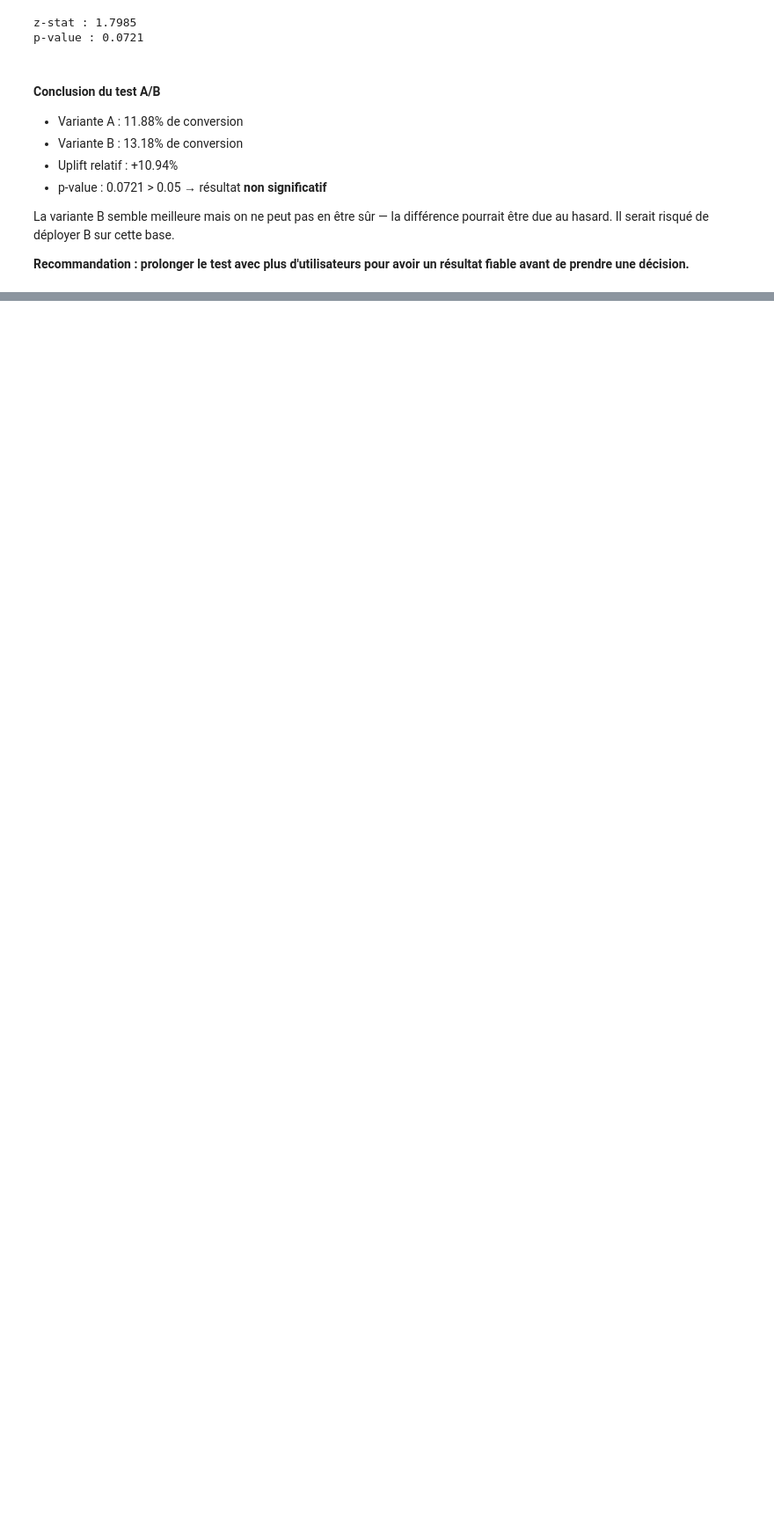
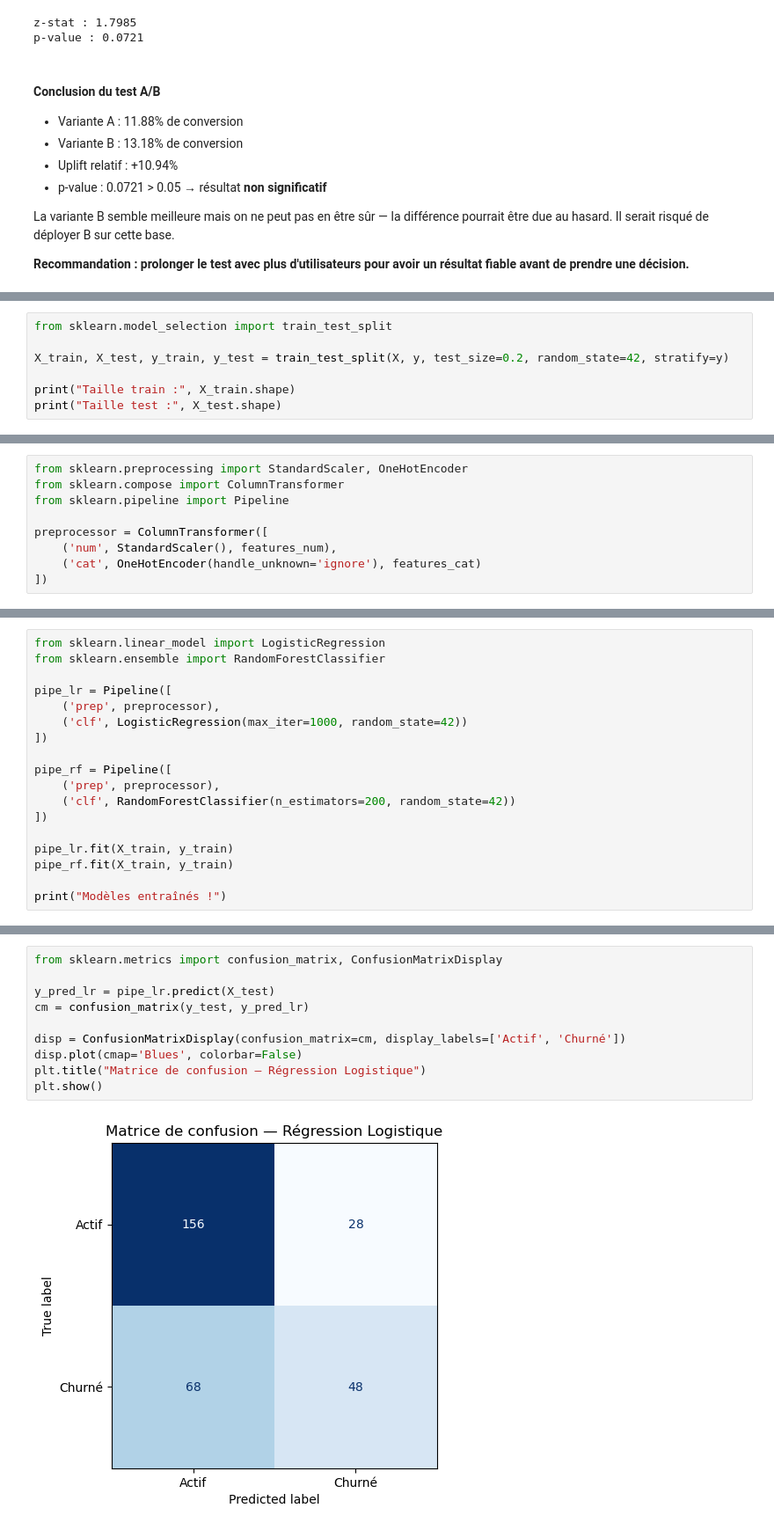
Before and after one commit to bengalybakary225/-analyse_fluxapp, a Jupyter notebook: analyse_fluxapp.ipynb, the cells around one changed output, grey strips where cells are left out. Shown at 88% size. Drawn from its saved outputs; the diff is of its cells as text; blank space fills up the shorter version.

Commit message:
modèles IA, évaluation, interprétabilité et intégration produit

```diff
--- a/analyse_fluxapp.ipynb
+++ b/analyse_fluxapp.ipynb
@@ -381,0 +401,7 @@ La variante B semble meilleure mais on ne peut pas en être sûr — la différe
+# %%
+from sklearn.model_selection import train_test_split
+
+X_train, X_test, y_train, y_test = train_test_split(X, y, test_size=0.2, random_state=42, stratify=y)
+
+print("Taille train :", X_train.shape)
+print("Taille test :", X_test.shape)
@@ -381,0 +413,9 @@ La variante B semble meilleure mais on ne peut pas en être sûr — la différe
+# %%
+from sklearn.preprocessing import StandardScaler, OneHotEncoder
+from sklearn.compose import ColumnTransformer
+from sklearn.pipeline import Pipeline
+
+preprocessor = ColumnTransformer([
+    ('num', StandardScaler(), features_num),
+    ('cat', OneHotEncoder(handle_unknown='ignore'), features_cat)
+])
@@ -381,0 +424,18 @@ La variante B semble meilleure mais on ne peut pas en être sûr — la différe
+# %%
+from sklearn.linear_model import LogisticRegression
+from sklearn.ensemble import RandomForestClassifier
+
+pipe_lr = Pipeline([
+    ('prep', preprocessor),
+    ('clf', LogisticRegression(max_iter=1000, random_state=42))
+])
+
+pipe_rf = Pipeline([
+    ('prep', preprocessor),
+    ('clf', RandomForestClassifier(n_estimators=200, random_state=42))
+])
+
+pipe_lr.fit(X_train, y_train)
+pipe_rf.fit(X_train, y_train)
+
+print("Modèles entraînés !")
@@ -381,0 +464,12 @@ La variante B semble meilleure mais on ne peut pas en être sûr — la différe
+# %%
+from sklearn.metrics import confusion_matrix, ConfusionMatrixDisplay
+
+y_pred_lr = pipe_lr.predict(X_test)
+cm = confusion_matrix(y_test, y_pred_lr)
+
+disp = ConfusionMatrixDisplay(confusion_matrix=cm, display_labels=['Actif', 'Churné'])
+disp.plot(cmap='Blues', colorbar=False)
+plt.title("Matrice de confusion — Régression Logistique")
+plt.show()
+# %% [output]
+[figure, added]
```
Also changed, not shown: parts of 15 cells of this notebook.
